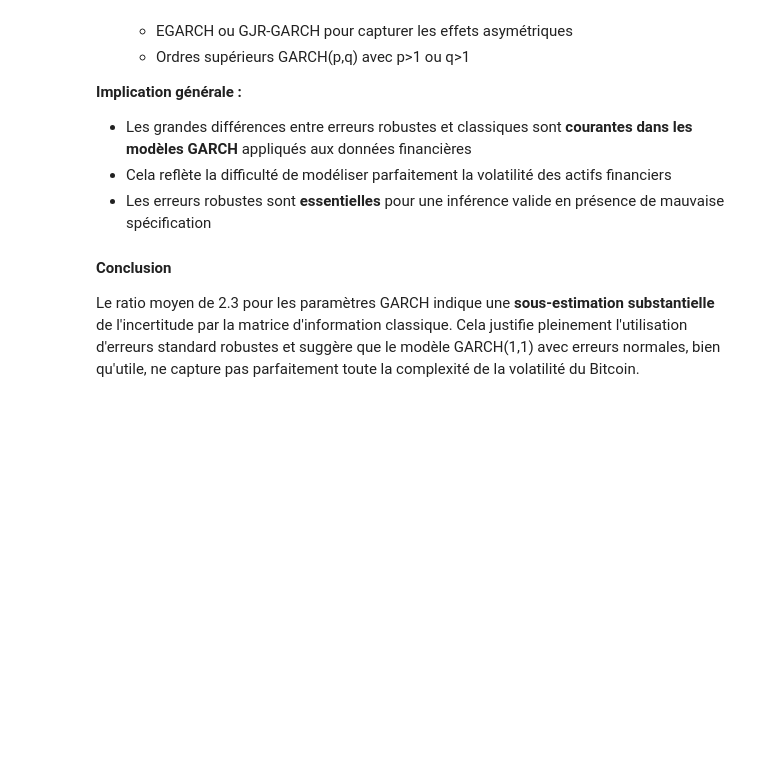
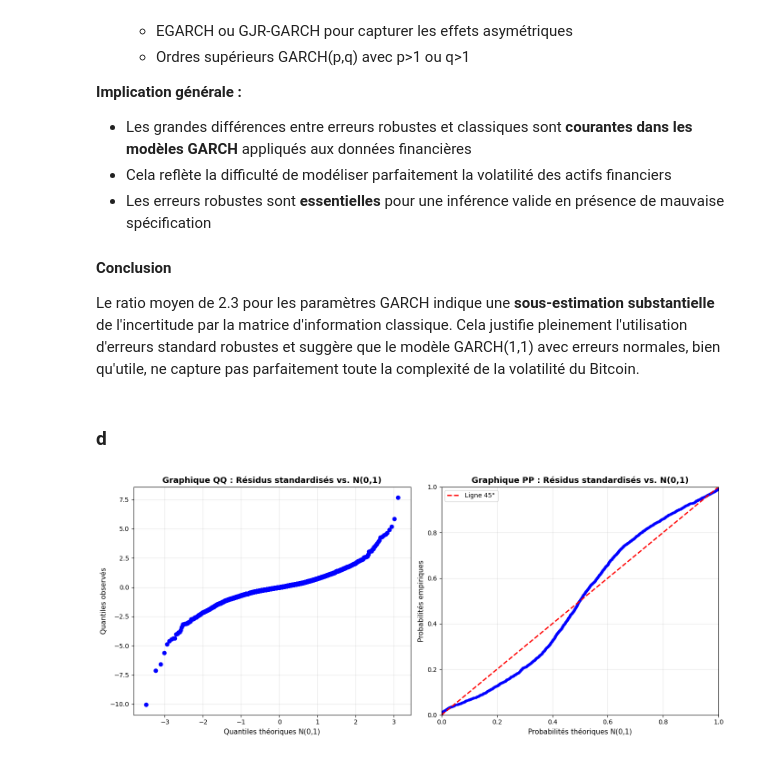
Before and after one commit to Lilas-Bertot/EXAMEN-FINAL, a Jupyter notebook: Examen Final.ipynb, the cells around one changed output. Saved outputs shown, nothing was run; the diff lists cells and outputs as text; code cells hidden in the pictures; blank space fills up the shorter version.

```diff
--- a/Examen Final.ipynb
+++ b/Examen Final.ipynb
@@ -469,3 +469,70 @@ Les grandes différences entre erreurs robustes et classiques suggèrent :
 #### Conclusion
 
 Le ratio moyen de 2.3 pour les paramètres GARCH indique une **sous-estimation substantielle** de l'incertitude par la matrice d'information classique. Cela justifie pleinement l'utilisation d'erreurs standard robustes et suggère que le modèle GARCH(1,1) avec erreurs normales, bien qu'utile, ne capture pas parfaitement toute la complexité de la volatilité du Bitcoin.
+# %% [markdown]
+### d
+# %%
+# Graphiques PP et QQ pour comparer les résidus standardisés avec N(0,1)
+import scipy.stats as stats
+
+# Création de la figure avec deux graphiques côte à côte
+fig, axes = plt.subplots(1, 2, figsize=(14, 6))
+
+# 1. Graphique QQ (Quantile-Quantile)
+stats.probplot(standardized_residuals, dist="norm", plot=axes[0])
+axes[0].set_title('Graphique QQ : Résidus standardisés vs. N(0,1)', fontsize=13, fontweight='bold')
+axes[0].set_xlabel('Quantiles théoriques N(0,1)', fontsize=11)
+axes[0].set_ylabel('Quantiles observés', fontsize=11)
+axes[0].grid(True, alpha=0.3)
+
+# 2. Graphique PP (Probability-Probability)
+# Calculer les probabilités empiriques et théoriques
+sorted_residuals = np.sort(standardized_residuals)
+n = len(sorted_residuals)
+empirical_probs = (np.arange(1, n + 1) - 0.5) / n  # Probabilités empiriques
+theoretical_probs = stats.norm.cdf(sorted_residuals)  # Probabilités théoriques N(0,1)
+
+axes[1].plot(theoretical_probs, empirical_probs, 'o', markersize=3, alpha=0.5, color='blue')
+axes[1].plot([0, 1], [0, 1], 'r--', linewidth=2, label='Ligne 45°')  # Ligne de référence
+axes[1].set_title('Graphique PP : Résidus standardisés vs. N(0,1)', fontsize=13, fontweight='bold')
+axes[1].set_xlabel('Probabilités théoriques N(0,1)', fontsize=11)
+axes[1].set_ylabel('Probabilités empiriques', fontsize=11)
+axes[1].grid(True, alpha=0.3)
+axes[1].legend()
+axes[1].set_xlim([0, 1])
+axes[1].set_ylim([0, 1])
+
+plt.tight_layout()
+plt.show()
+
+# Tests statistiques de normalité
+print("\n" + "="*80)
+print("Tests statistiques de normalité des résidus standardisés")
+print("="*80)
+
+# Test de Jarque-Bera
+from scipy.stats import jarque_bera
+jb_stat, jb_pvalue = jarque_bera(standardized_residuals)
+print(f"\nTest de Jarque-Bera:")
+print(f"  Statistique: {jb_stat:.4f}")
+print(f"  Valeur p: {jb_pvalue:.6f}")
+print(f"  Conclusion: {'Rejet de la normalité' if jb_pvalue < 0.05 else 'Non rejet de la normalité'} au seuil de 5%")
+
+# Test de Shapiro-Wilk (si échantillon pas trop grand)
+if len(standardized_residuals) <= 5000:
+    from scipy.stats import shapiro
+    sw_stat, sw_pvalue = shapiro(standardized_residuals)
+    print(f"\nTest de Shapiro-Wilk:")
+    print(f"  Statistique: {sw_stat:.4f}")
+    print(f"  Valeur p: {sw_pvalue:.6f}")
+    print(f"  Conclusion: {'Rejet de la normalité' if sw_pvalue < 0.05 else 'Non rejet de la normalité'} au seuil de 5%")
+
+# Test de Kolmogorov-Smirnov
+from scipy.stats import kstest
+ks_stat, ks_pvalue = kstest(standardized_residuals, 'norm')
+print(f"\nTest de Kolmogorov-Smirnov:")
+print(f"  Statistique: {ks_stat:.4f}")
+print(f"  Valeur p: {ks_pvalue:.6f}")
+print(f"  Conclusion: {'Rejet de la normalité' if ks_pvalue < 0.05 else 'Non rejet de la normalité'} au seuil de 5%")
+# %% [output]
+[figure, added]
```
Also changed, not shown: parts of 4 cells of this notebook.
